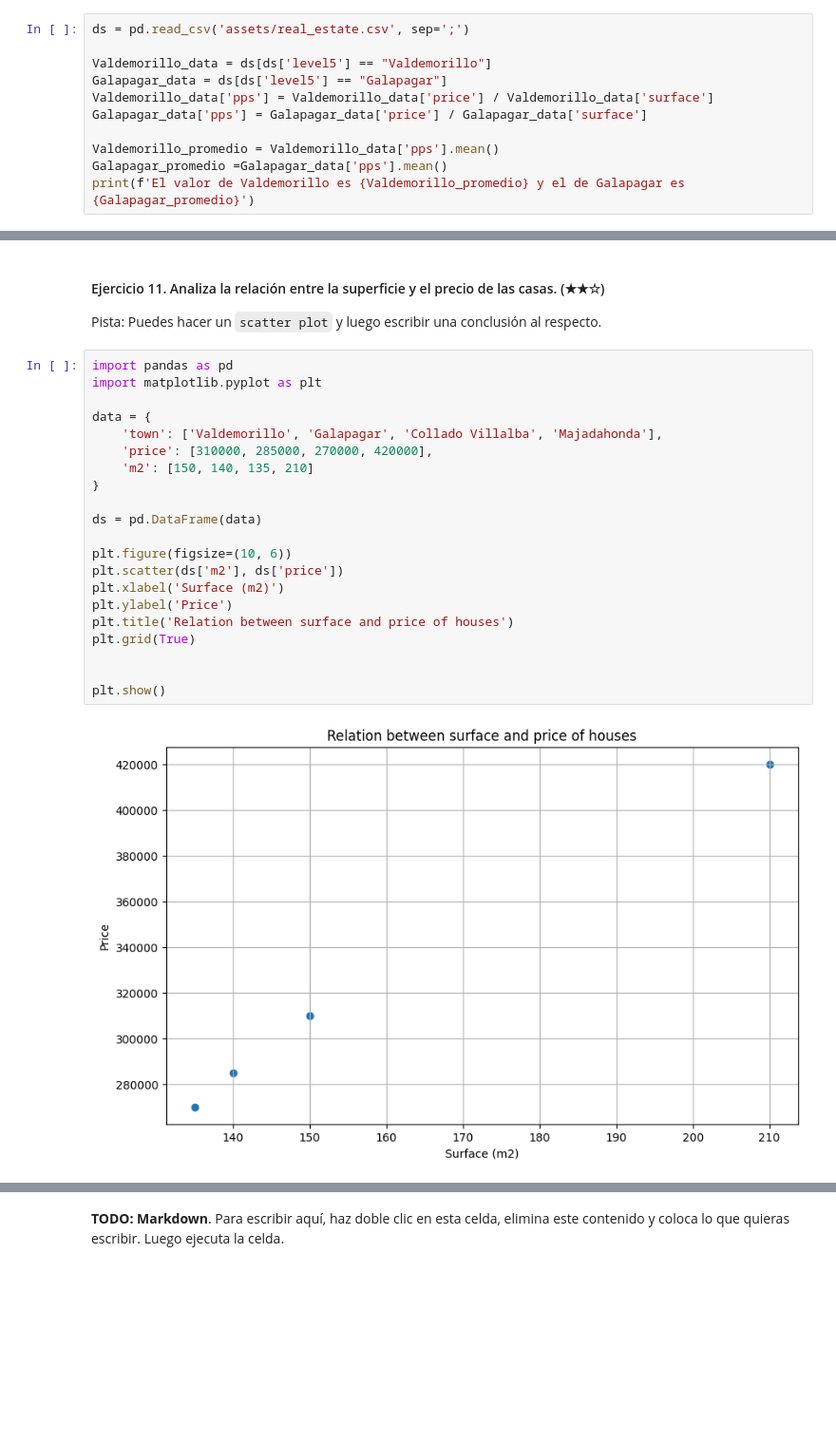
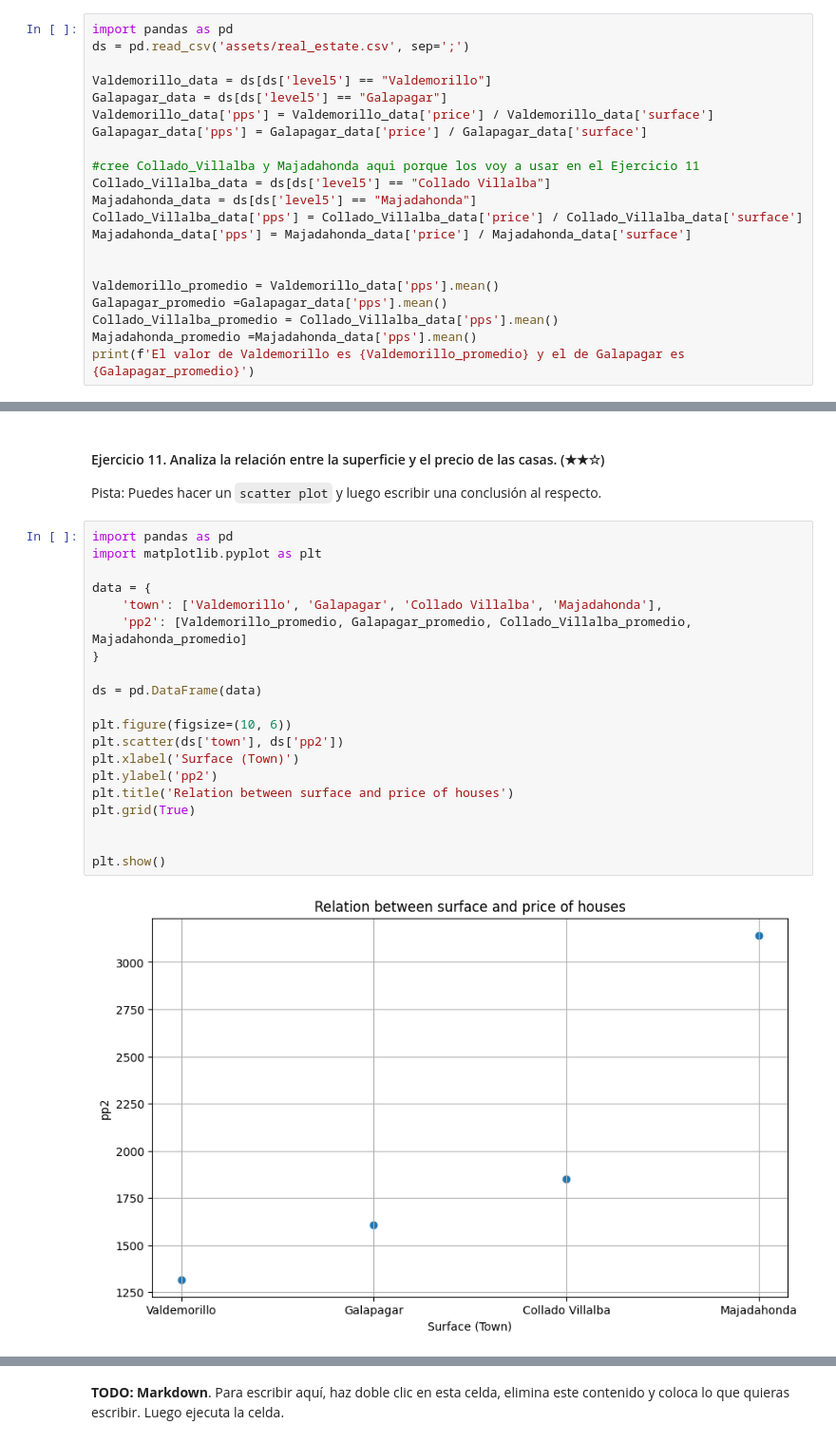
Before and after one commit to pcaliman2/realestate-datacleanup-exercise, a Jupyter notebook: project.es.ipynb, the cells around one changed output, grey strips where cells are left out. Shown at 95% size. Cells and saved outputs as stored; diff of their text form; blank space fills up the shorter version.

```diff
--- a/project.es.ipynb
+++ b/project.es.ipynb
@@ -215,6 +215,7 @@ Imprime ambos promedios de precio por metro cuadrado y escribe una conclusión s
 
 Pista: Crea una nueva columna llamada `pps` (*price per square* o precio por metro cuadrado) y luego analiza los valores.
 # %%
+import pandas as pd
 ds = pd.read_csv('assets/real_estate.csv', sep=';')
 
 Valdemorillo_data = ds[ds['level5'] == "Valdemorillo"]
@@ -222,8 +223,17 @@ Galapagar_data = ds[ds['level5'] == "Galapagar"]
 Valdemorillo_data['pps'] = Valdemorillo_data['price'] / Valdemorillo_data['surface']
 Galapagar_data['pps'] = Galapagar_data['price'] / Galapagar_data['surface']
 
+#cree Collado_Villalba y Majadahonda aqui porque los voy a usar en el Ejercicio 11
+Collado_Villalba_data = ds[ds['level5'] == "Collado Villalba"]
+Majadahonda_data = ds[ds['level5'] == "Majadahonda"]
+Collado_Villalba_data['pps'] = Collado_Villalba_data['price'] / Collado_Villalba_data['surface']
+Majadahonda_data['pps'] = Majadahonda_data['price'] / Majadahonda_data['surface']
+
+
 Valdemorillo_promedio = Valdemorillo_data['pps'].mean()
 Galapagar_promedio =Galapagar_data['pps'].mean()
+Collado_Villalba_promedio = Collado_Villalba_data['pps'].mean()
+Majadahonda_promedio =Majadahonda_data['pps'].mean()
 print(f'El valor de Valdemorillo es {Valdemorillo_promedio} y el de Galapagar es {Galapagar_promedio}')
 # %% [output]
 El valor de Valdemorillo es 1317.9502109024986 y el de Galapagar es 1606.3240303094024
@@ -248,23 +268,22 @@ Pista: Puedes hacer un `scatter plot` y luego escribir una conclusión al respec
 # %%
 import pandas as pd
 import matplotlib.pyplot as plt
 
 data = {
     'town': ['Valdemorillo', 'Galapagar', 'Collado Villalba', 'Majadahonda'],
-    'price': [310000, 285000, 270000, 420000],
-    'm2': [150, 140, 135, 210]
+    'pp2': [Valdemorillo_promedio, Galapagar_promedio, Collado_Villalba_promedio, Majadahonda_promedio]
 }
 
 ds = pd.DataFrame(data)
 
 plt.figure(figsize=(10, 6))
-plt.scatter(ds['m2'], ds['price'])
-plt.xlabel('Surface (m2)')
-plt.ylabel('Price')
+plt.scatter(ds['town'], ds['pp2'])
+plt.xlabel('Surface (Town)')
+plt.ylabel('pp2')
 plt.title('Relation between surface and price of houses')
 plt.grid(True)
 
 
 plt.show()
 # %% [output]
-[figure, old version]
+[figure, new version]
```
Also changed, not shown: parts of 2 cells of this notebook.
